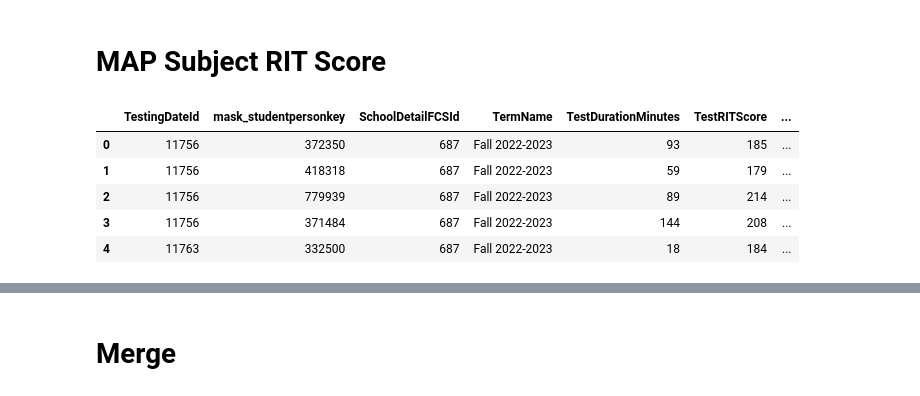
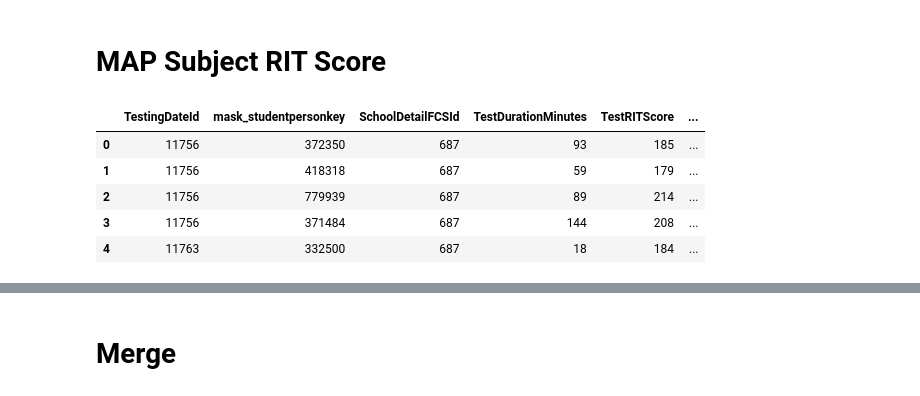
Before and after one commit to shermanpch/ai-coach, a Jupyter notebook: notebooks/001_create_student_profile_dataset.ipynb, the cells around one changed output, grey strips where cells are left out. Drawn from its saved outputs; the diff is of its cells as text; code cells hidden in the pictures.

```diff
--- a/notebooks/001_create_student_profile_dataset.ipynb
+++ b/notebooks/001_create_student_profile_dataset.ipynb
@@ -612,27 +663,26 @@ illu_agg_nest.head()
 # %%
 map_rit_scores = pd.read_csv(
     "data/internal/Map Subject Test Data.csv",
     usecols=[
         "mask_studentpersonkey",
         "SchoolDetailFCSId",
         "TestingDateId",
-        "TermName",
         "TestDurationMinutes",
         "TestRITScore",
         "TestPercentile",
         "PercentCorrect",
         "AchievementQuintile",
     ],
 )
 
 map_rit_scores.head()
 # %% [output]
-|  | TestingDateId | mask_studentpersonkey | SchoolDetailFCSId | TermName | TestDurationMinutes | TestRITScore | ... |
-| 0 | 11756 | 372350 | 687 | Fall 2022-2023 | 93 | 185 | ... |
-| 1 | 11756 | 418318 | 687 | Fall 2022-2023 | 59 | 179 | ... |
-| 2 | 11756 | 779939 | 687 | Fall 2022-2023 | 89 | 214 | ... |
-| 3 | 11756 | 371484 | 687 | Fall 2022-2023 | 144 | 208 | ... |
-| 4 | 11763 | 332500 | 687 | Fall 2022-2023 | 18 | 184 | ... |
+|  | TestingDateId | mask_studentpersonkey | SchoolDetailFCSId | TestDurationMinutes | TestRITScore | ... |
+| 0 | 11756 | 372350 | 687 | 93 | 185 | ... |
+| 1 | 11756 | 418318 | 687 | 59 | 179 | ... |
+| 2 | 11756 | 779939 | 687 | 89 | 214 | ... |
+| 3 | 11756 | 371484 | 687 | 144 | 208 | ... |
+| 4 | 11763 | 332500 | 687 | 18 | 184 | ... |
 # %%
 # fmt:off
 map_rit_scores["mask_studentpersonkey"] = map_rit_scores["mask_studentpersonkey"].astype(str)
```
Also changed, not shown: parts of 14 cells of this notebook, 9 other files.
